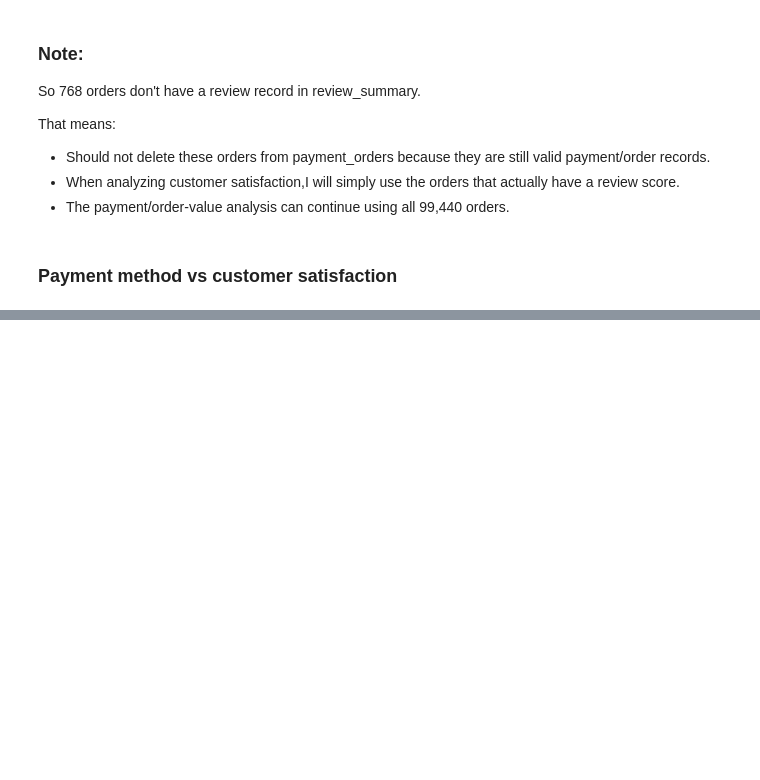
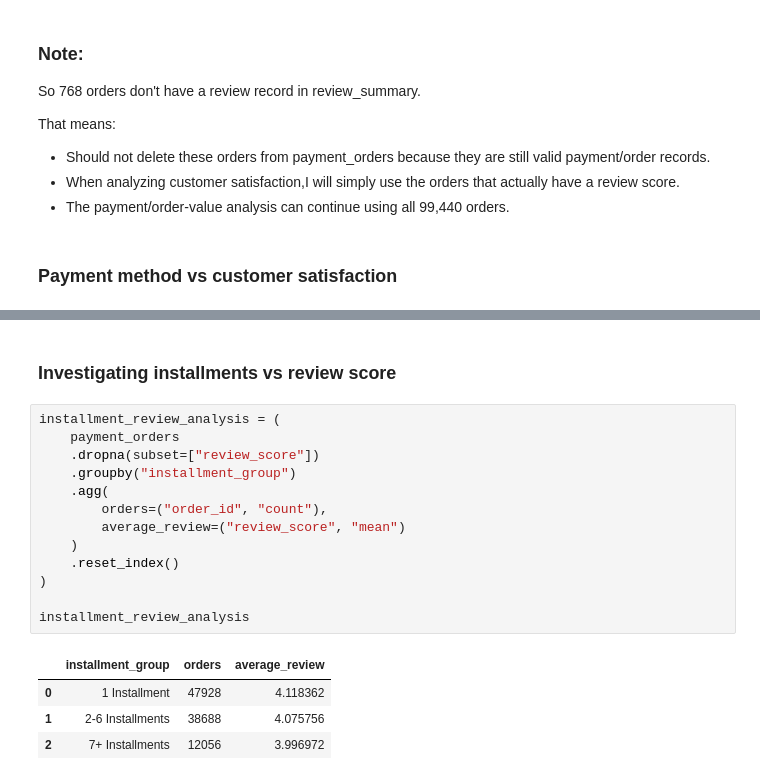
Before and after one commit to VishnuCodes96/olist-marketplace-analysis, a Jupyter notebook: notebooks/Olist_Marketplace_Performance_Customer_Experience_Analysis.ipynb, the cells around one changed output, grey strips where cells are left out. Drawn from its saved outputs; the diff is of its cells as text; blank space fills up the shorter version.

```diff
--- a/notebooks/Olist_Marketplace_Performance_Customer_Experience_Analysis.ipynb
+++ b/notebooks/Olist_Marketplace_Performance_Customer_Experience_Analysis.ipynb
@@ -2433,0 +2491,20 @@ That means:
+# %% [markdown]
+### Investigating installments vs review score
+# %%
+installment_review_analysis = (
+    payment_orders
+    .dropna(subset=["review_score"])
+    .groupby("installment_group")
+    .agg(
+        orders=("order_id", "count"),
+        average_review=("review_score", "mean")
+    )
+    .reset_index()
+)
+
+installment_review_analysis
+# %% [output]
+|  | installment_group | orders | average_review |
+| 0 | 1 Installment | 47928 | 4.118362 |
+| 1 | 2-6 Installments | 38688 | 4.075756 |
+| 2 | 7+ Installments | 12056 | 3.996972 |
```
Also changed, not shown: parts of 14 cells of this notebook.
